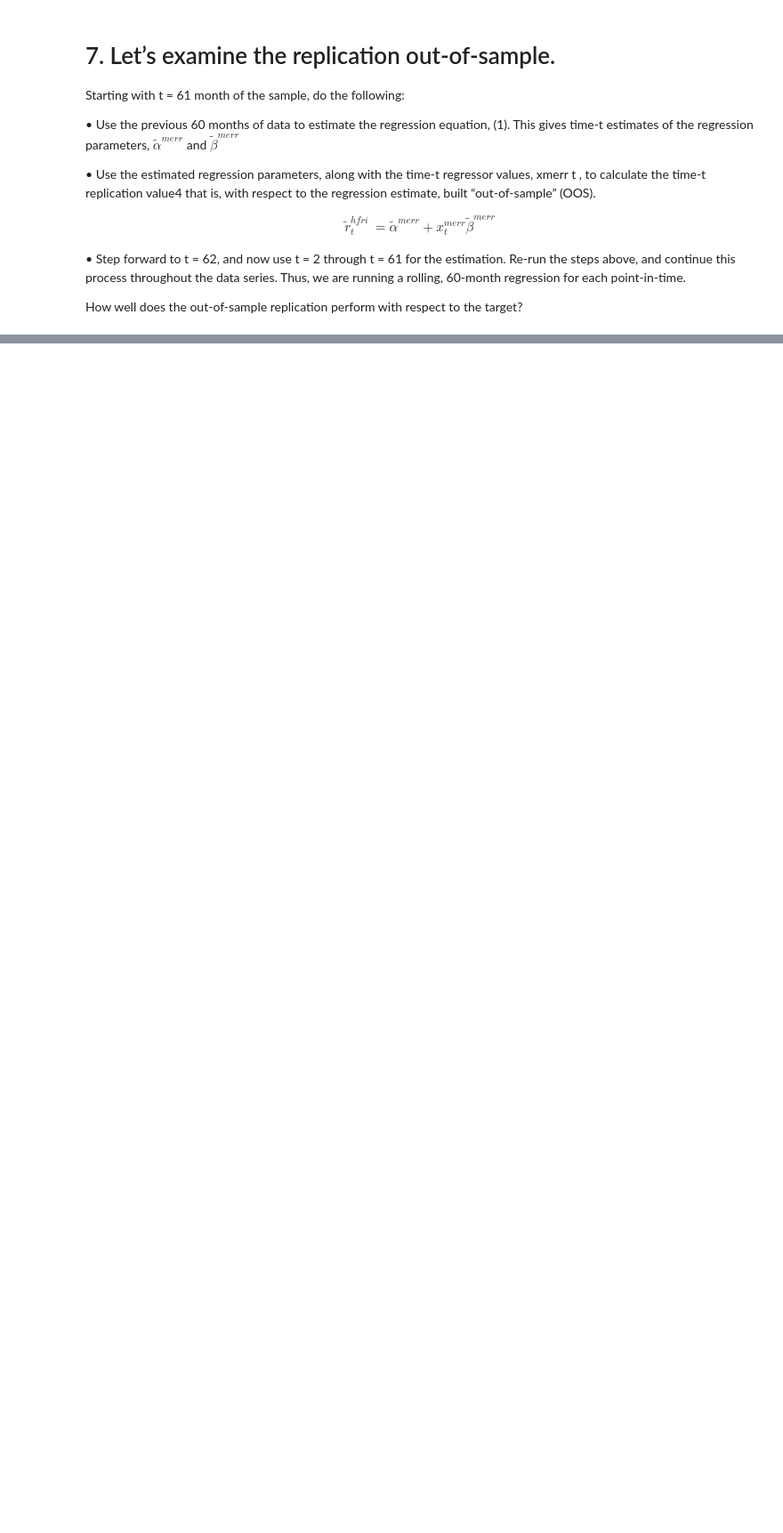
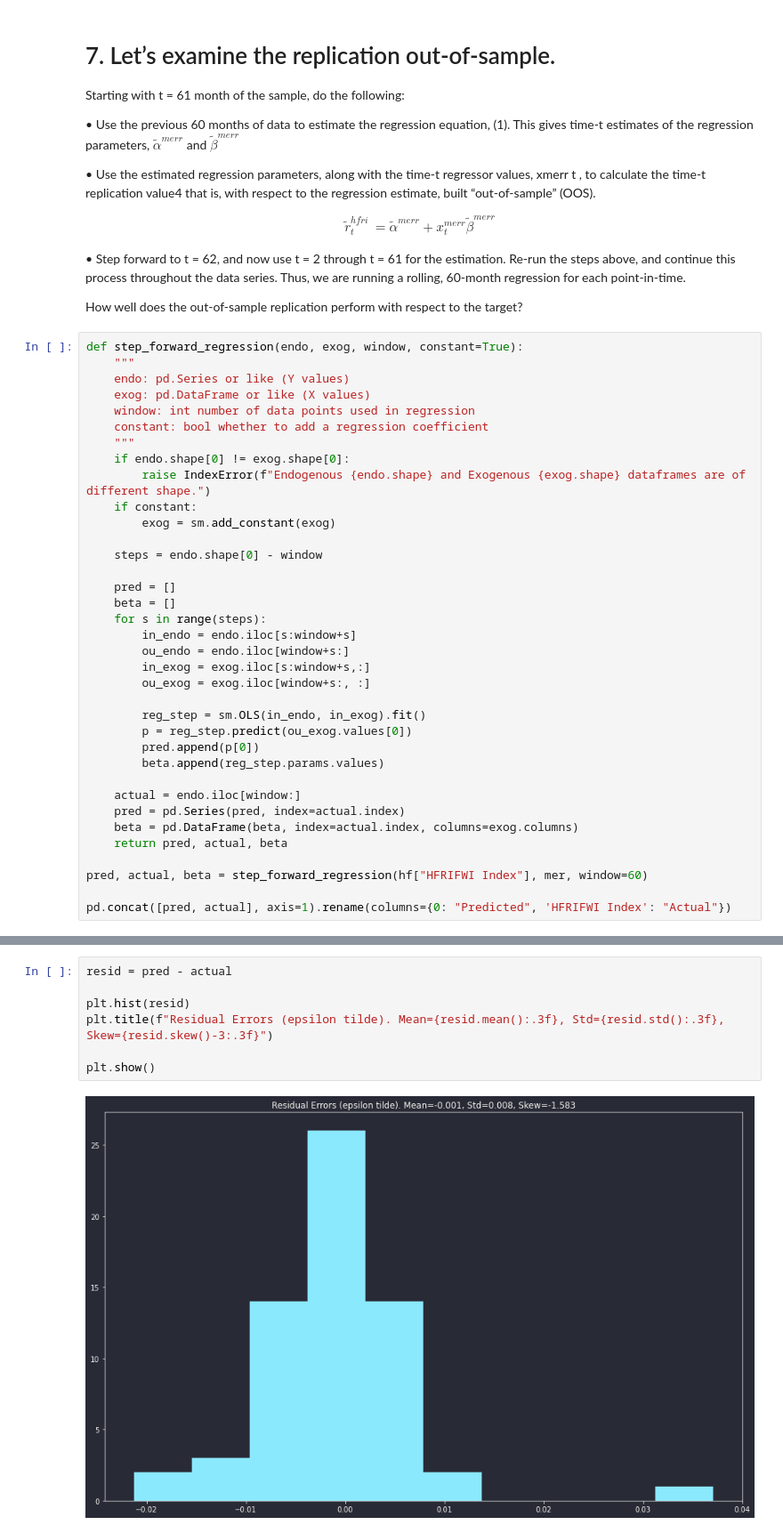
Before and after one commit to philipwlee/portrisk, a Jupyter notebook: hw2/hw2.ipynb, the cells around one changed output, grey strips where cells are left out. Shown at 89% size. Cells and saved outputs as stored; diff of their text form; blank space fills up the shorter version.

```diff
--- a/hw2/hw2.ipynb
+++ b/hw2/hw2.ipynb
@@ -227,3 +292,39 @@ steps above, and continue this process throughout the data series. Thus, we are
 rolling, 60-month regression for each point-in-time.
 
 How well does the out-of-sample replication perform with respect to the target?
+# %%
+def step_forward_regression(endo, exog, window, constant=True):
+    """
+    endo: pd.Series or like (Y values)
+    exog: pd.DataFrame or like (X values)
+    window: int number of data points used in regression
+    constant: bool whether to add a regression coefficient
+    """
+    if endo.shape[0] != exog.shape[0]:
+        raise IndexError(f"Endogenous {endo.shape} and Exogenous {exog.shape} dataframes are of different shape.")
+    if constant:
+        exog = sm.add_constant(exog)
+
+    steps = endo.shape[0] - window
+
+    pred = []
+    beta = []
+    for s in range(steps):
+        in_endo = endo.iloc[s:window+s]
+        ou_endo = endo.iloc[window+s:]
+        in_exog = exog.iloc[s:window+s,:]
+        ou_exog = exog.iloc[window+s:, :]
+
+        reg_step = sm.OLS(in_endo, in_exog).fit()
+        p = reg_step.predict(ou_exog.values[0])
+        pred.append(p[0])
+        beta.append(reg_step.params.values)
+
+    actual = endo.iloc[window:]
+    pred = pd.Series(pred, index=actual.index)
+    beta = pd.DataFrame(beta, index=actual.index, columns=exog.columns)
+    return pred, actual, beta
+
+pred, actual, beta = step_forward_regression(hf["HFRIFWI Index"], mer, window=60)
+
+pd.concat([pred, actual], axis=1).rename(columns={0: "Predicted", 'HFRIFWI Index': "Actual"})
@@ -229,0 +364,9 @@ How well does the out-of-sample replication perform with respect to the target?
+# %%
+resid = pred - actual
+
+plt.hist(resid)
+plt.title(f"Residual Errors (epsilon tilde). Mean={resid.mean():.3f}, Std={resid.std():.3f}, Skew={resid.skew()-3:.3f}")
+
+plt.show()
+# %% [output]
+[figure, added]
```
Also changed, not shown: parts of 9 cells of this notebook.
